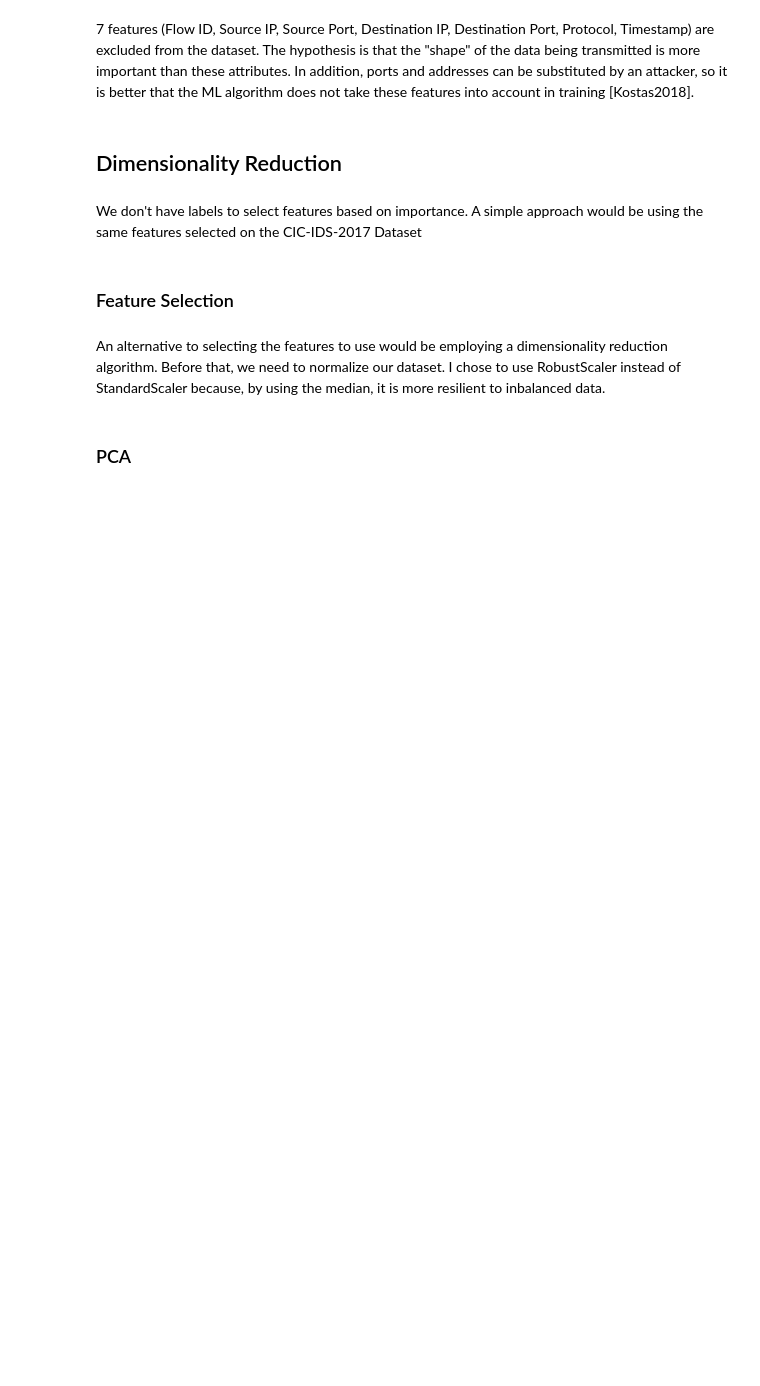
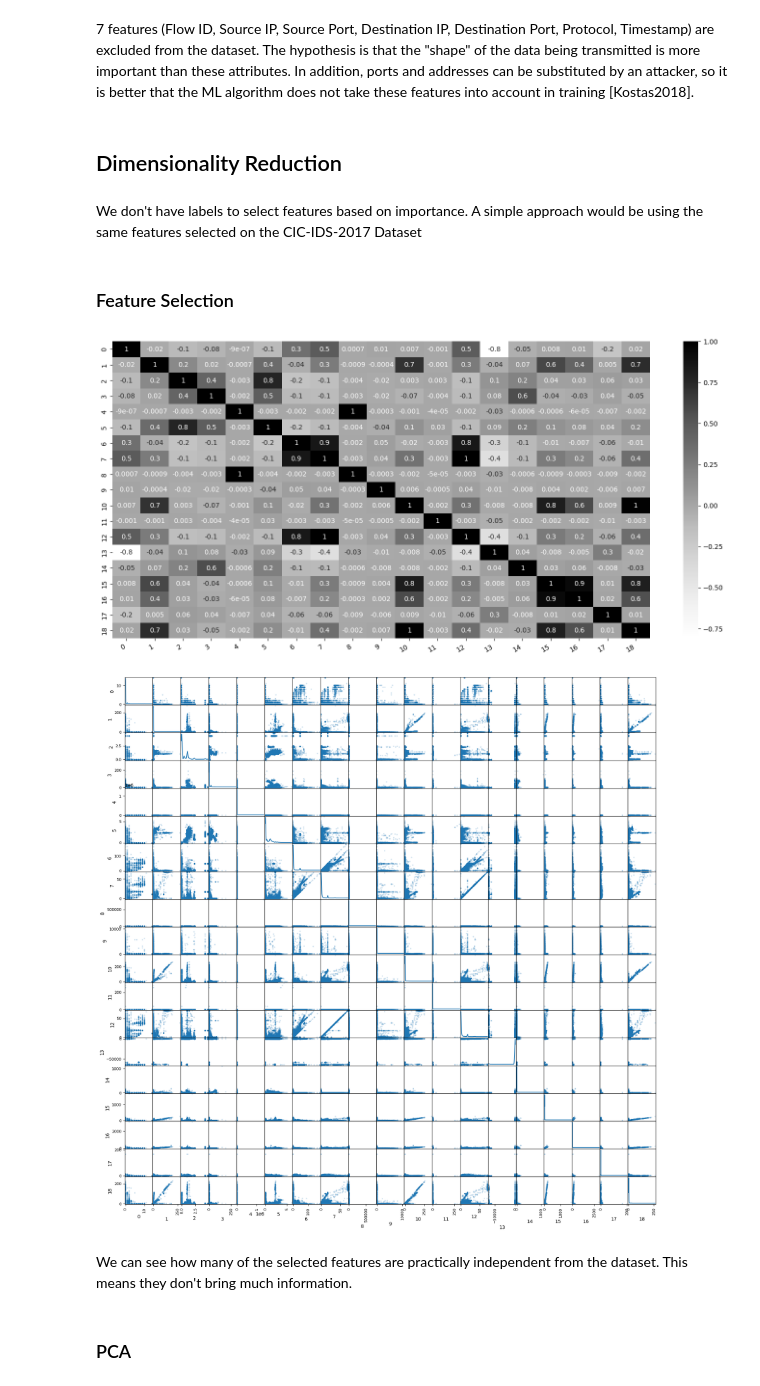
Before and after one commit to parmigggiana/ml-ids, a Jupyter notebook: IDS_CTF.ipynb, the cells around one changed output. Saved outputs shown, nothing was run; the diff lists cells and outputs as text; code cells hidden in the pictures; blank space fills up the shorter version.

```diff
--- a/IDS_CTF.ipynb
+++ b/IDS_CTF.ipynb
@@ -48,3 +65,16 @@ def print_scores(y_test, y_pred):
+# %%
+def visualize_features(X):
+    corr_matrix = pd.DataFrame(X).corr()
+    plt.rcParams['figure.figsize'] = (18, 8)
+    g = sns.heatmap(corr_matrix, annot=True, fmt=".1g", cmap="Greys")
+    g.set_xticklabels(
+        g.get_xticklabels(),
+        verticalalignment="top",
+        horizontalalignment="right",
+        rotation=30,
+    )
+    plt.show()
+    scatter_matrix(pd.DataFrame(X), alpha=0.2, figsize=(20, 20), diagonal="kde")
 # %% [markdown]
 ## Data preparation
 # %%
@@ -119,23 +185,31 @@ We don't have labels to select features based on importance. A simple approach w
 # %%
 features = [
     "RST Flag Count",
     "Total Length of Fwd Packet",
     "Fwd Packet Length Max",
     "Packet Length Variance",
     "Fwd Packets/s",
     "Fwd Packet Length Mean",
     "Flow IAT Max",
     "Flow Duration",
     "Flow Packets/s",
     "Total TCP Flow Time",
     "PSH Flag Count",
     "Packet Length Min",
     "Bwd IAT Total",
     "FWD Init Win Bytes",
     "Flow Bytes/s",
     "ACK Flag Count",
     "Fwd Header Length",
     "SYN Flag Count",
     "Total Bwd packets",
 ]
 X = df[features]
+scaler = RobustScaler()
+scaler.fit(X)
+X = scaler.transform(X)
+
+visualize_features(X)
+# %% [output]
+[figure, added]
+[figure, added]
@@ -154,7 +216,5 @@ scatter_matrix(df, alpha=0.1, figsize=(20, 20), diagonal="kde")
-# %% [markdown]
-An alternative to selecting the features to use would be employing a dimensionality reduction algorithm.
-Before that, we need to normalize our dataset.
-I chose to use RobustScaler instead of StandardScaler because, by using the median, it is more resilient to inbalanced data.
+# %% [markdown]
+We can see how many of the selected features are practically independent from the dataset. This means they don't bring much information.
 # %% [markdown]
 ### PCA
 # %%
```
Also changed, not shown: parts of 23 cells of this notebook.
